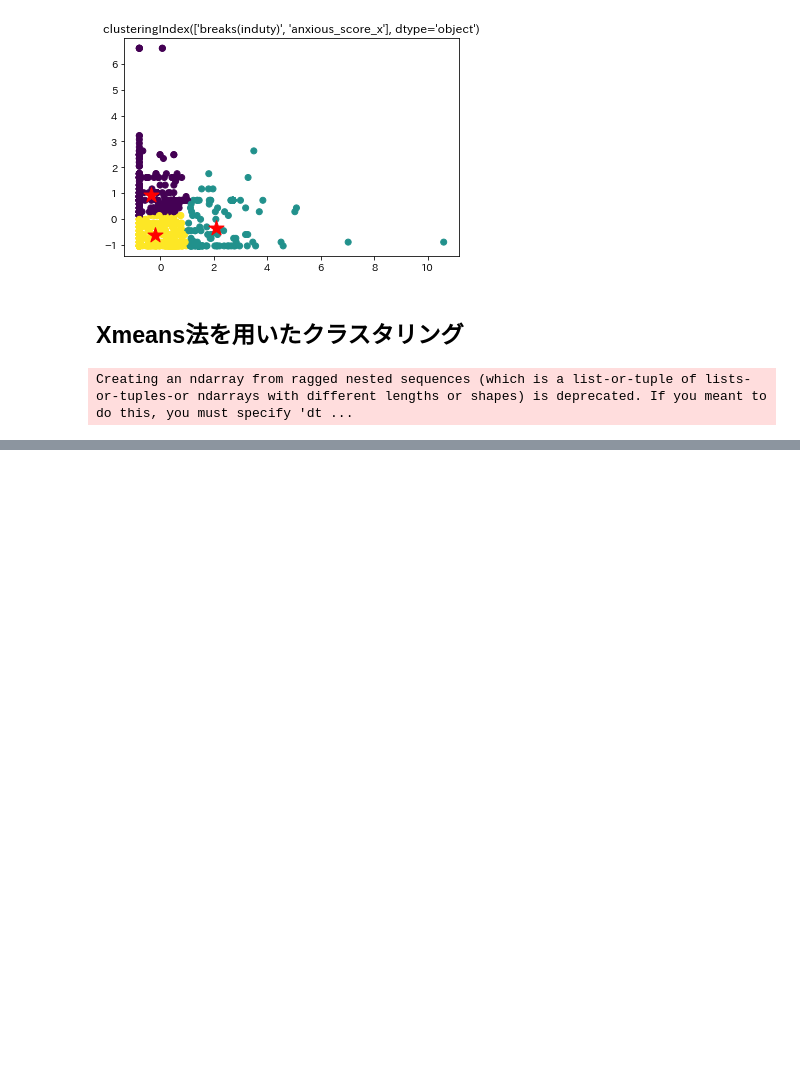
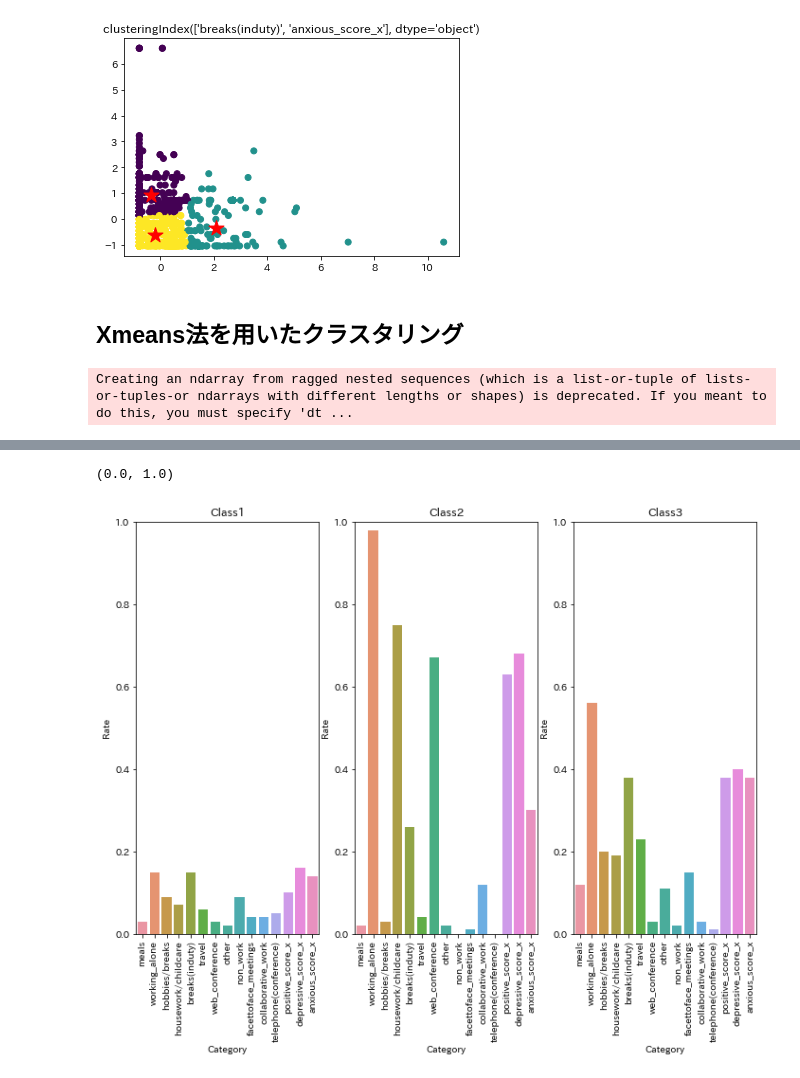
Before and after one commit to yusukennn/research_mental_prediction, a Jupyter notebook: code/analyse/clustering.ipynb, the cells around one changed output, grey strips where cells are left out. Cells and saved outputs as stored; diff of their text form; code cells hidden in the pictures; blank space fills up the shorter version.

```diff
--- a/code/analyse/clustering.ipynb
+++ b/code/analyse/clustering.ipynb
@@ -168,0 +234,11 @@ Creating an ndarray from ragged nested sequences (which is a list-or-tuple of li
+# %%
+# 各セグメントの顧客数を確認
+layered_cluster_data2.groupby('class').size()
+
+# セグメントごとにすべての商品カテゴリの平均値を算出
+cluster_stats = np.round(layered_cluster_data2.groupby('class', as_index=False).mean() ,2)
+cluster_stats.head()
+
+# グラフ描画のために、縦長のデータ形式に変換
+mat_melt = pd.melt(cluster_stats, id_vars='class', var_name='Category',value_name='Rate')
+mat_melt.head()
@@ -169,2 +252,25 @@ Creating an ndarray from ragged nested sequences (which is a list-or-tuple of li
+# %%
+# セグメントの特徴をグラフにする
+fig = plt.figure(figsize =(20,8))
+ax1 = fig.add_subplot(1, 5, 1)
+sns.barplot(x='Category', y='Rate', data=mat_melt[mat_melt['class'] == 1], ax=ax1)
+plt.title('Class' + '1')
+plt.xticks(rotation=90)
+plt.ylim(0, 1)
+
+ax2 = fig.add_subplot(1, 5, 2)
+sns.barplot(x='Category', y='Rate', data=mat_melt[mat_melt['class'] == 2], ax=ax2)
+plt.title('Class' + '2')
+plt.xticks(rotation=90)
+plt.ylim(0, 1)
+
+ax3 = fig.add_subplot(1, 5, 3)
+sns.barplot(x='Category', y='Rate', data=mat_melt[mat_melt['class'] == 3], ax=ax3)
+plt.title('Class' + '3')
+plt.xticks(rotation=90)
+plt.ylim(0, 1)
+# %% [output]
+(0.0, 1.0)
+[figure, added]
 # %%
 # %% [output]
```
Also changed, not shown: parts of 6 cells of this notebook.
